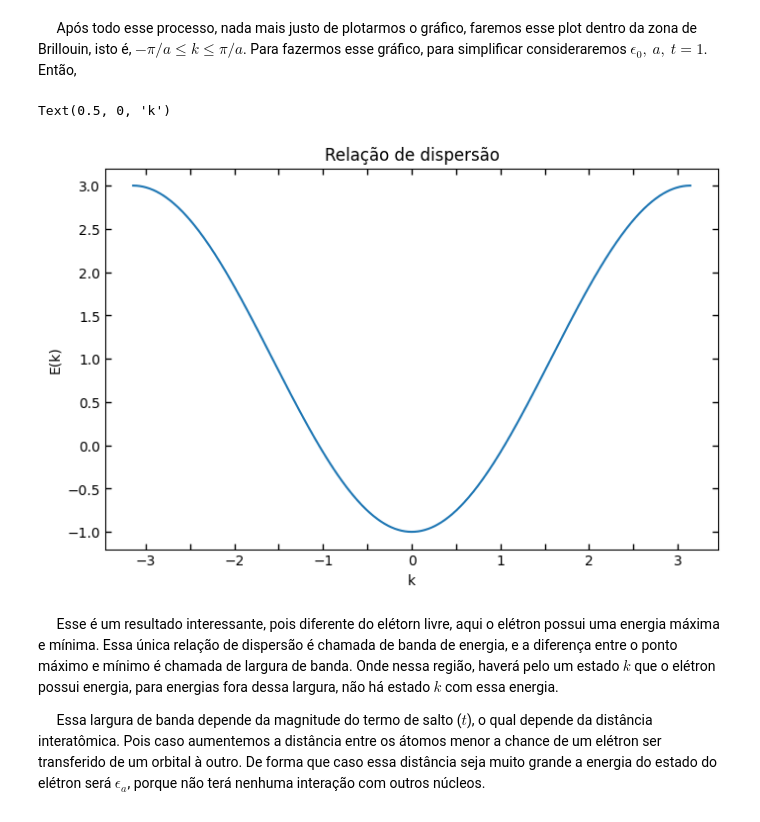
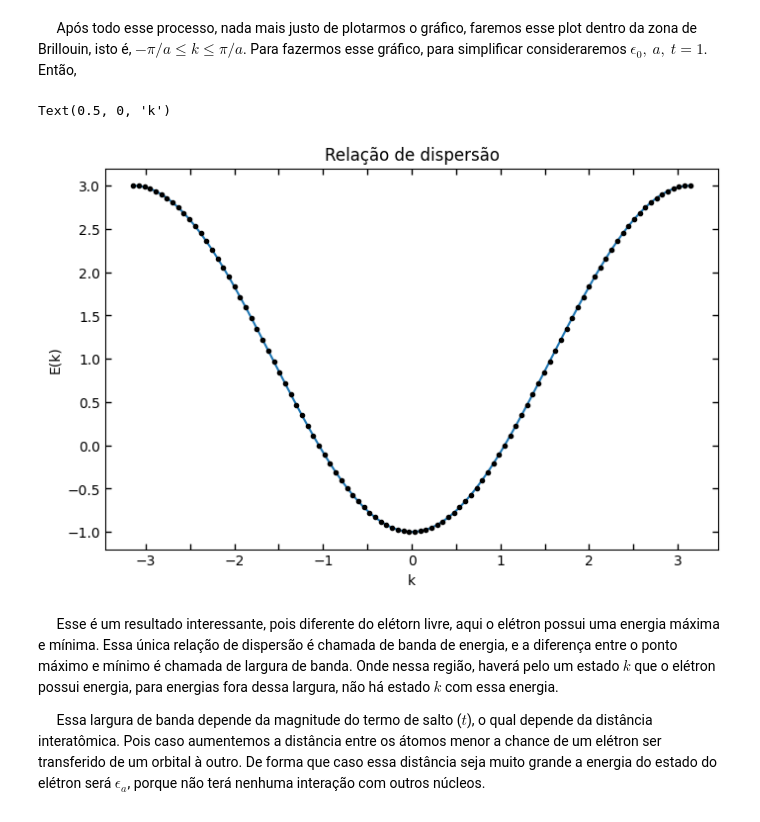
Before and after one commit to Josearthur266/Rascunhos_PET.py, a Jupyter notebook: Estrutura_de_bandas_do grafeno/Estrutura_de_bandas_do_grafeno.ipynb, the cells around one changed output. Drawn from its saved outputs; the diff is of its cells as text; code cells hidden in the pictures.

```diff
--- a/Estrutura_de_bandas_do grafeno/Estrutura_de_bandas_do_grafeno.ipynb
+++ b/Estrutura_de_bandas_do grafeno/Estrutura_de_bandas_do_grafeno.ipynb
@@ -114,24 +114,25 @@ $\quad$ Após todo esse processo, nada mais justo de plotarmos o gráfico, farem
 # %%
 def E(k):
     ep_0, t, a = 1, 1, 1
     return ep_0 - 2*t*np.cos(k*a)
 
-k = np.linspace(-np.pi, np.pi, 1000)
+k = np.linspace(-np.pi, np.pi, 100)
 
 plt.figure(figsize = (8,5))
 plt.minorticks_on()
 plt.tick_params(axis='both', which='both', top = True, right = True, direction = 'in', length=4, width=1)
 plt.xticks(np.arange(-3, 3, 0.5), minor = True)
 plt.yticks(np.arange(-1, 3, 0.5), minor = True)
 
 plt.plot(k, E(k))
+plt.plot(k, E(k), '.', color = 'black')
 
 plt.title("Relação de dispersão")
 plt.ylabel("E(k)")
 plt.xlabel("k")
 # %% [output]
 Text(0.5, 0, 'k')
-[figure, old version]
+[figure, new version]
 # %% [markdown]
 $\quad$ Esse é um resultado interessante, pois diferente do elétorn livre, aqui o elétron possui uma energia máxima e mínima. Essa única relação de dispersão é chamada de banda de energia, e a diferença entre o ponto máximo e mínimo é chamada de largura de banda. Onde nessa região, haverá pelo um estado $k$ que o elétron possui energia, para energias fora dessa largura, não há estado $k$ com essa energia.
 
```
Also changed, not shown: parts of 7 cells of this notebook, 3 other files.
